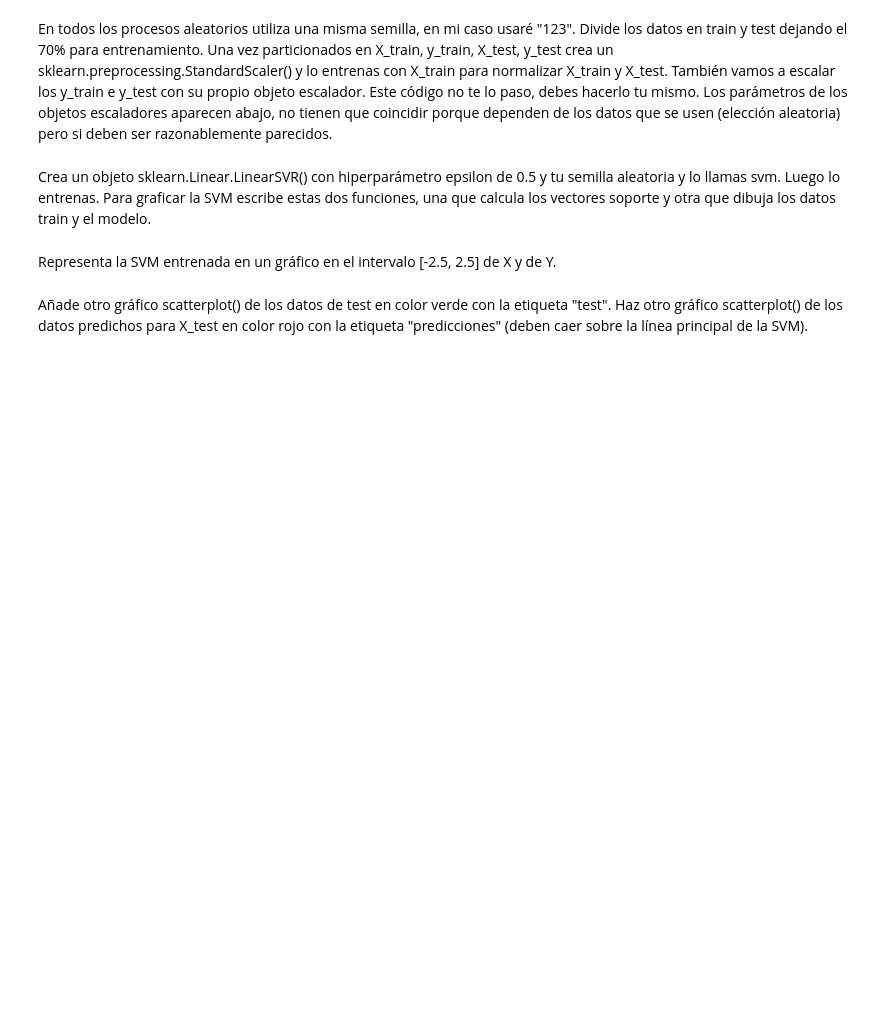
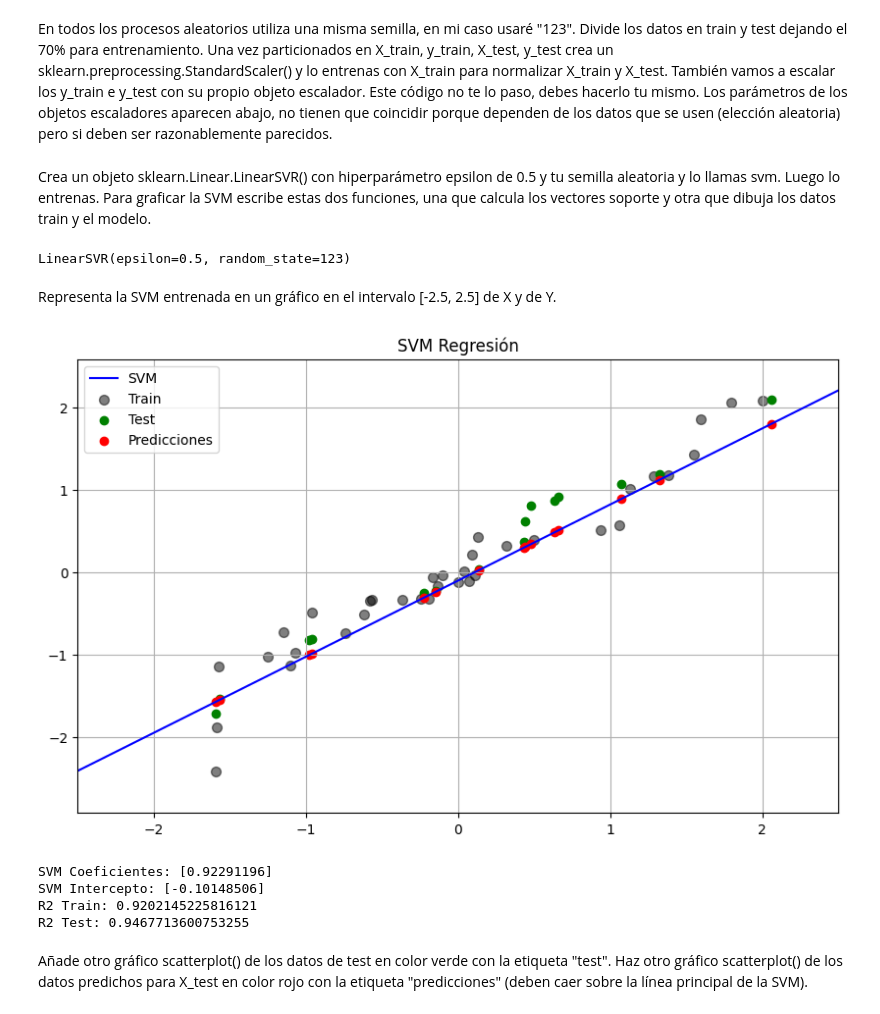
Before and after one commit to SamuehFDEZ/MachineLearning, a Jupyter notebook: saa/U3_AprendizajeSupervisado2/U03-P01-Regresiones/saa_u03_p01_a1-samartlop.ipynb, the cells around one changed output. Saved outputs shown, nothing was run; the diff lists cells and outputs as text; code cells hidden in the pictures; blank space fills up the shorter version.

```diff
--- a/saa/U3_AprendizajeSupervisado2/U03-P01-Regresiones/saa_u03_p01_a1-samartlop.ipynb
+++ b/saa/U3_AprendizajeSupervisado2/U03-P01-Regresiones/saa_u03_p01_a1-samartlop.ipynb
@@ -27,15 +29,27 @@ X_train y X_test. También vamos a escalar los y_train e y_test con su propio ob
 código no te lo paso, debes hacerlo tu mismo. Los parámetros de los objetos escaladores aparecen
 abajo, no tienen que coincidir porque dependen de los datos que se usen (elección aleatoria) pero si
 deben ser razonablemente parecidos.
+# %%
+# División train/test
+X_train, X_test, y_train, y_test = train_test_split(X, y, test_size=0.3, random_state=123)
+
+# Normalización
+scaler_X = StandardScaler()
+X_train_scaled = scaler_X.fit_transform(X_train)
+X_test_scaled = scaler_X.transform(X_test)
+
+scaler_y = StandardScaler()
+y_train_scaled = scaler_y.fit_transform(y_train)
+y_test_scaled = scaler_y.transform(y_test)
 # %% [markdown]
 Crea un objeto sklearn.Linear.LinearSVR() con hiperparámetro epsilon de 0.5 y tu semilla aleatoria
 y lo llamas svm. Luego lo entrenas. Para graficar la SVM escribe estas dos funciones, una que calcula los
 vectores soporte y otra que dibuja los datos train y el modelo.
 # %%
-def calcula_vectores_soporte(svm, X, y):
-  predicciones = svm.predict(X)
-  fuera_del_margen = (np.abs(y - predicciones) >= svm.epsilon)
-  return np.argwhere(fuera_del_margen)
+from sklearn.svm import LinearSVR
 
-svm.soporte = calcula_vectores_soporte(svm, X_train, y_train)
+svm = LinearSVR(epsilon=0.5, random_state=123)
+svm.fit(X_train_scaled, y_train_scaled.ravel())
+# %% [output]
+LinearSVR(epsilon=0.5, random_state=123)
 # %%
@@ -52,5 +79,31 @@ def plot_svm_regresion(svm, X, y, intervalo_ejes):
 # %% [markdown]
 Representa la SVM entrenada en un gráfico en el intervalo [-2.5, 2.5] de X y de Y.
+# %%
+from sklearn.metrics import r2_score
+
+# Predicciones
+y_train_pred = svm.predict(X_train_scaled)
+y_test_pred = svm.predict(X_test_scaled)
+
+# Gráficos
+plt.figure(figsize=(10,6))
+plot_svm_regresion(svm, X_train_scaled, y_train_scaled, [-2.5, 2.5])
+plt.scatter(X_test_scaled, y_test_scaled, color="green", label="Test")
+plt.scatter(X_test_scaled, y_test_pred, color="red", label="Predicciones")
+plt.legend()
+plt.show()
+
+# Coeficientes y evaluación
+print("SVM Coeficientes:", svm.coef_)
+print("SVM Intercepto:", svm.intercept_)
+print("R2 Train:", r2_score(y_train_scaled, y_train_pred))
+print("R2 Test:", r2_score(y_test_scaled, y_test_pred))
+# %% [output]
+[figure, added]
+SVM Coeficientes: [0.92291196]
+SVM Intercepto: [-0.10148506]
+R2 Train: 0.9202145225816121
+R2 Test: 0.9467713600753255
 # %% [markdown]
  Añade otro gráfico scatterplot() de los datos de test en color verde con la etiqueta "test". Haz otro
 gráfico scatterplot() de los datos predichos para X_test en color rojo con la etiqueta "predicciones"
```
Also changed, not shown: parts of 12 cells of this notebook, 1 other file.
